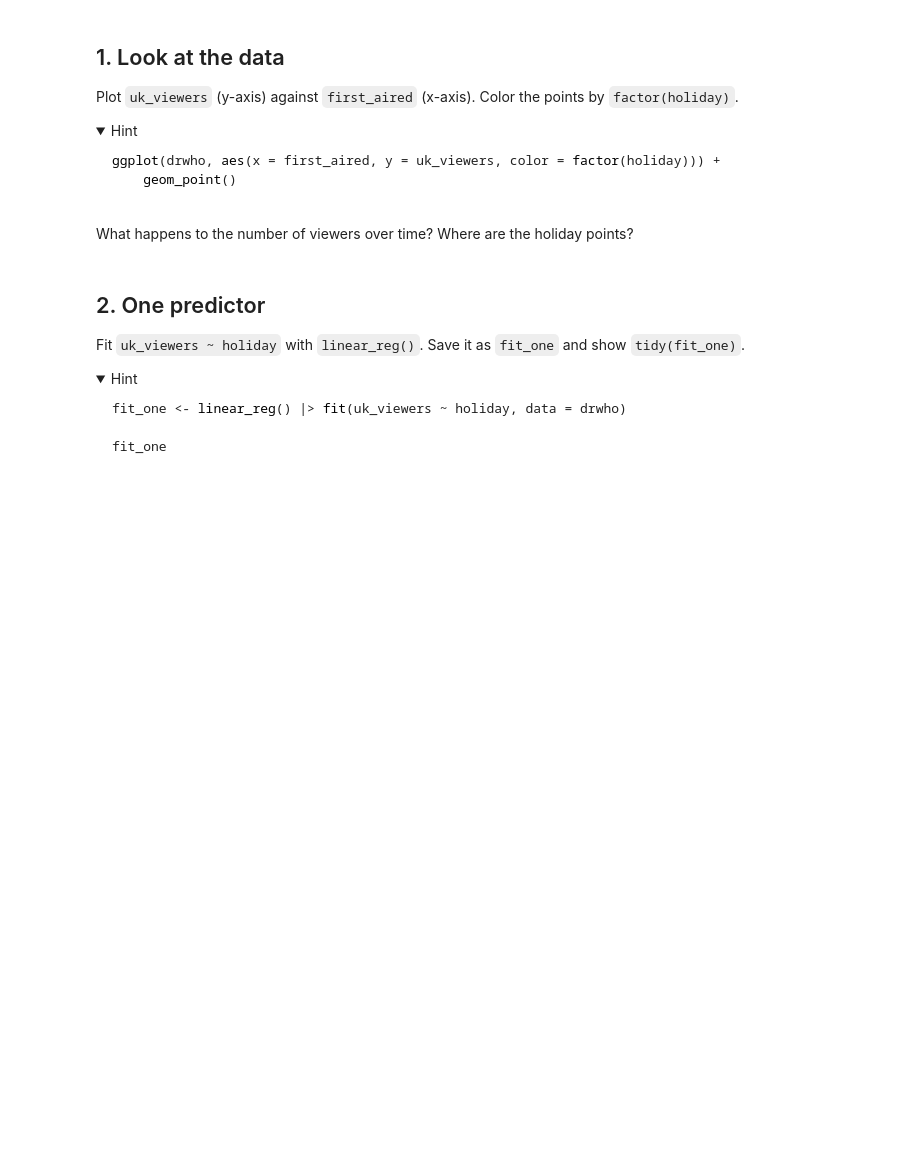
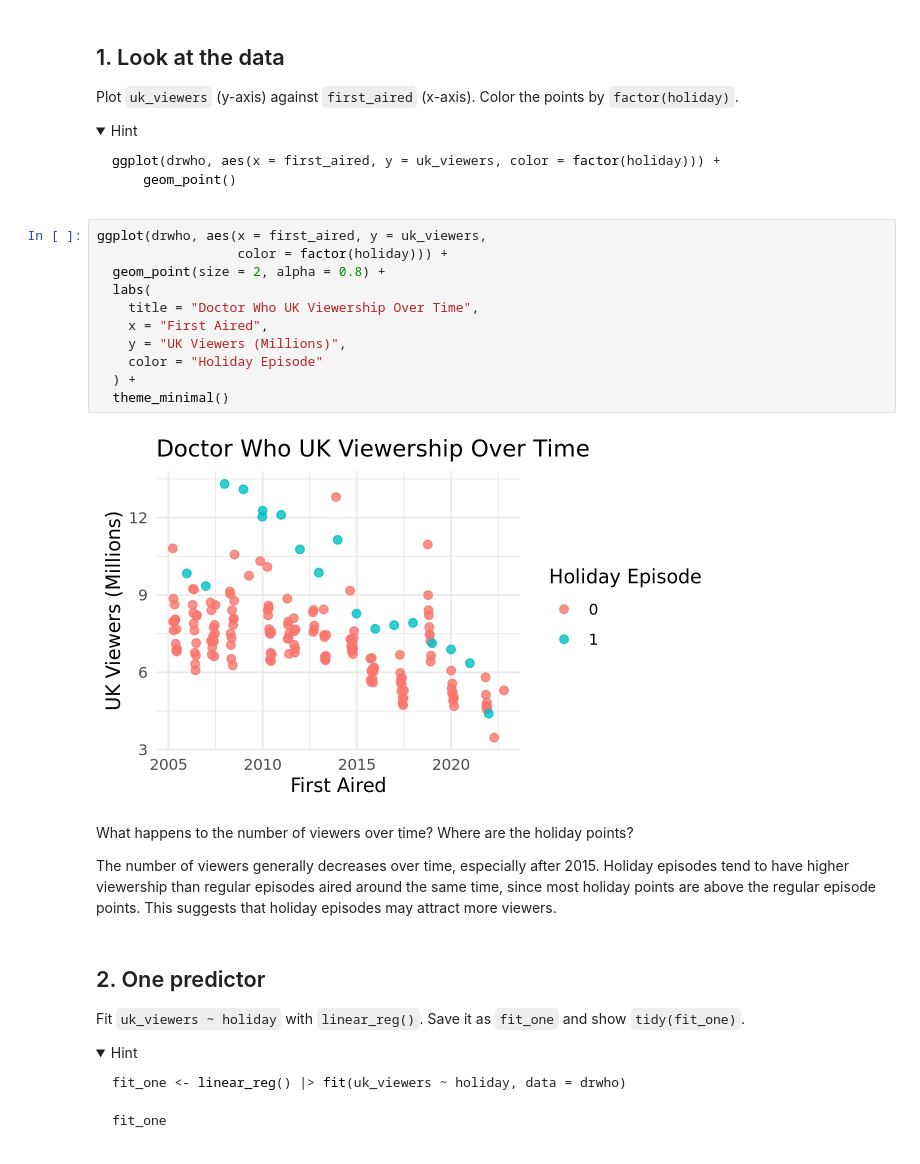
Before and after one commit to TigerTeng1024/codespace, a Jupyter notebook: exercises/12-drwho-exercise.ipynb, the cells around one changed output. Saved outputs shown, nothing was run; the diff lists cells and outputs as text; folded sections open; blank space fills up the shorter version.

Commit message:
complete exercises/12-drwho-exercise.ipynb

````diff
--- a/exercises/12-drwho-exercise.ipynb
+++ b/exercises/12-drwho-exercise.ipynb
@@ -54,8 +58,23 @@ ggplot(drwho, aes(x = first_aired, y = uk_viewers, color = factor(holiday))) +
 ```
 
 </details>
+# %%
+ggplot(drwho, aes(x = first_aired, y = uk_viewers,
+                  color = factor(holiday))) +
+  geom_point(size = 2, alpha = 0.8) +
+  labs(
+    title = "Doctor Who UK Viewership Over Time",
+    x = "First Aired",
+    y = "UK Viewers (Millions)",
+    color = "Holiday Episode"
+  ) +
+  theme_minimal()
+# %% [output]
+[figure, added]
 # %% [markdown]
 What happens to the number of viewers over time? Where are the holiday points?
+
+The number of viewers generally decreases over time, especially after 2015. Holiday episodes tend to have higher viewership than regular episodes aired around the same time, since most holiday points are above the regular episode points. This suggests that holiday episodes may attract more viewers.
 # %% [markdown]
 ## 2. One predictor
 
````
Also changed, not shown: parts of 8 cells of this notebook.
